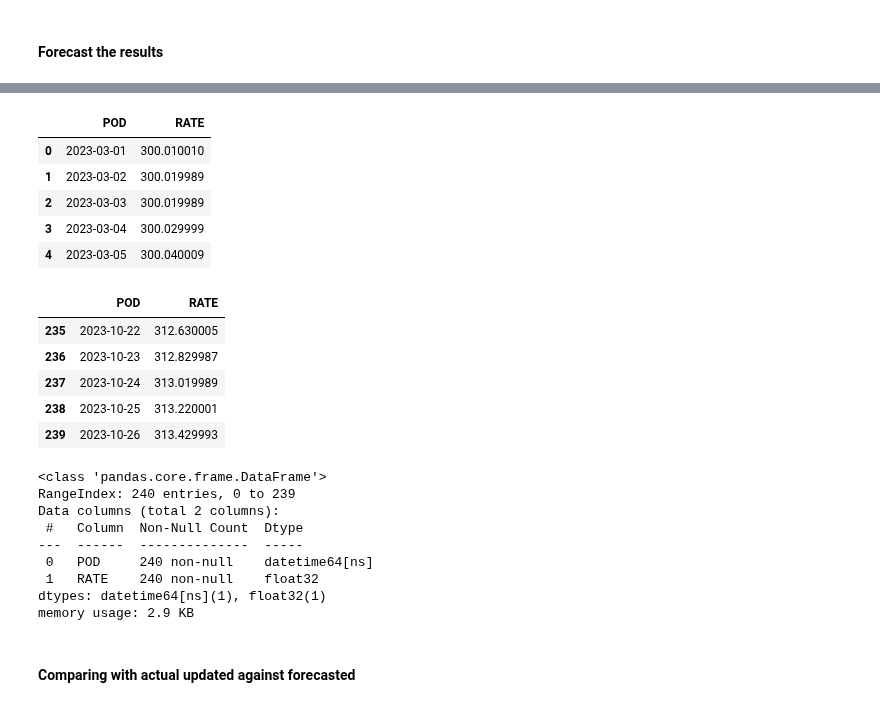
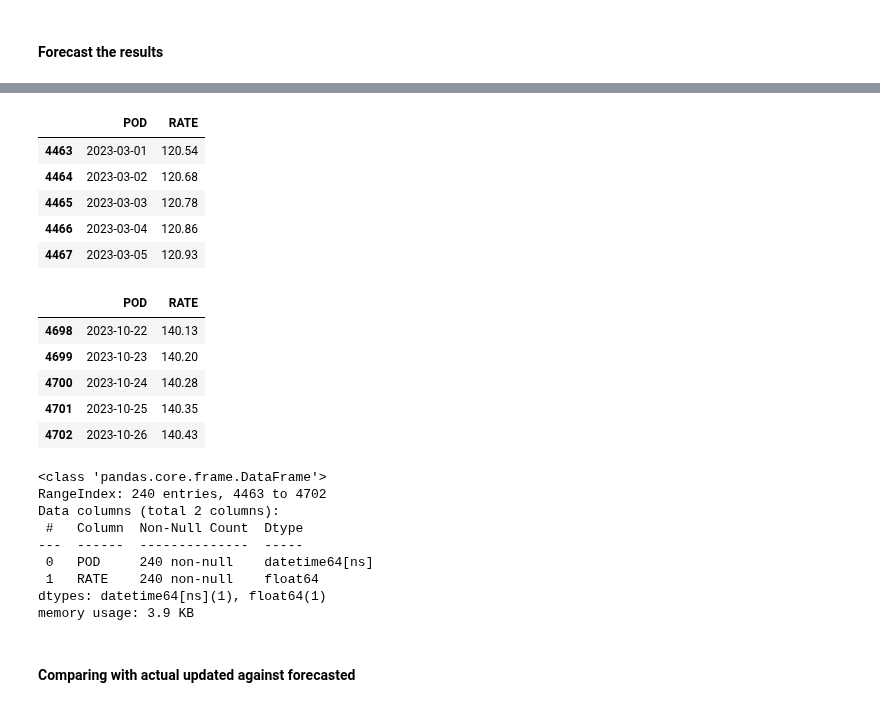
Before and after one commit to aloysiuswjw/Cost-Rate-Analysis, a Jupyter notebook: main_day2_ARIMA.ipynb, the cells around one changed output, grey strips where cells are left out. Drawn from its saved outputs; the diff is of its cells as text; code cells hidden in the pictures.

Commit message:
did arima model accuracy is 46.41%

```diff
--- a/main_day2.ipynb
+++ b/main_day2_ARIMA.ipynb
@@ -437,38 +346,18 @@ Test Score: 53.69 RMSE for 10 epochs
 # %% [markdown]
 <h4>Forecast the results</h4>
-# %%
-def forecast_next_days(model, look_back, scaler, last_values, n_steps):
-    forecast = []
-    input_values = np.array(last_values)
-    for _ in range(n_steps):
-        # Scale the input_values to be between 0 and 1
-        input_values_scaled = scaler.transform(input_values[-look_back:].reshape(-1, 1))
-
-        # Reshape to [samples, time steps, features]
-        input_values_scaled = input_values_scaled.reshape((1, 1, look_back))
-
-        # Predict the next value
-        prediction = model.predict(input_values_scaled)
-
-        # Inverse scale the predicted value
-        prediction = scaler.inverse_transform(prediction)
-
-        # Append the predicted value to the forecast list
-        forecast.append(prediction[0, 0])
-
-        # Append the predicted value to the input_values list to be used as input for the next prediction
-        input_values = np.append(input_values, prediction)
-
-    return forecast
+# %%
+def forecast_next_days(model, n_steps):
+    # Predict the next n_steps values
+    prediction = model.predict(n_periods=n_steps, return_conf_int=False)
+
+    # Return the prediction
+    return prediction
 # %%
-# How many days i want to forecast
+# How many days you want to forecast
 days = 240
 
-# Get the last "look_back" values
-last_values = list(df_interpolated['RATE'].values[-look_back:])
-
-# Forecast the next 20 days
-forecasted_values = forecast_next_days(model, look_back, scaler, last_values, days)
+# Forecast the next 240 days
+forecasted_values = forecast_next_days(arima_model2, days)
 
 # Get the last date from 'POD'
 last_date = df_interpolated['POD'].iloc[-1]
@@ -506,24 +378,24 @@ df_forecasted.info()
 |  | POD | RATE |
-| 0 | 2023-03-01 | 300.010010 |
-| 1 | 2023-03-02 | 300.019989 |
-| 2 | 2023-03-03 | 300.019989 |
-| 3 | 2023-03-04 | 300.029999 |
-| 4 | 2023-03-05 | 300.040009 |
+| 4463 | 2023-03-01 | 120.54 |
+| 4464 | 2023-03-02 | 120.68 |
+| 4465 | 2023-03-03 | 120.78 |
+| 4466 | 2023-03-04 | 120.86 |
+| 4467 | 2023-03-05 | 120.93 |
 |  | POD | RATE |
-| 235 | 2023-10-22 | 312.630005 |
-| 236 | 2023-10-23 | 312.829987 |
-| 237 | 2023-10-24 | 313.019989 |
-| 238 | 2023-10-25 | 313.220001 |
-| 239 | 2023-10-26 | 313.429993 |
+| 4698 | 2023-10-22 | 140.13 |
+| 4699 | 2023-10-23 | 140.20 |
+| 4700 | 2023-10-24 | 140.28 |
+| 4701 | 2023-10-25 | 140.35 |
+| 4702 | 2023-10-26 | 140.43 |
-<class 'pandas.core.frame.DataFrame'>
-RangeIndex: 240 entries, 0 to 239
-Data columns (total 2 columns):
- #   Column  Non-Null Count  Dtype
----  ------  --------------  -----
- 0   POD     240 non-null    datetime64[ns]
- 1   RATE    240 non-null    float32
-dtypes: datetime64[ns](1), float32(1)
-memory usage: 2.9 KB
+<class 'pandas.core.frame.DataFrame'>
+RangeIndex: 240 entries, 4463 to 4702
+Data columns (total 2 columns):
+ #   Column  Non-Null Count  Dtype
+---  ------  --------------  -----
+ 0   POD     240 non-null    datetime64[ns]
+ 1   RATE    240 non-null    float64
+dtypes: datetime64[ns](1), float64(1)
+memory usage: 3.9 KB
 # %% [markdown]
 <h4>Comparing with actual updated against forecasted</h4>
 # %%
```
Also changed, not shown: parts of 9 cells of this notebook, 1 other file.
